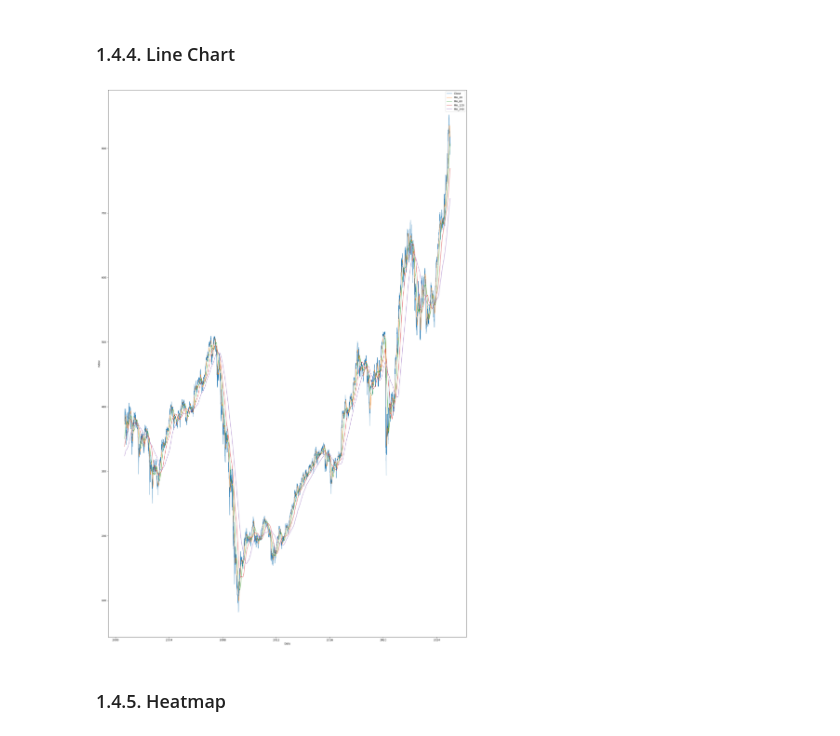
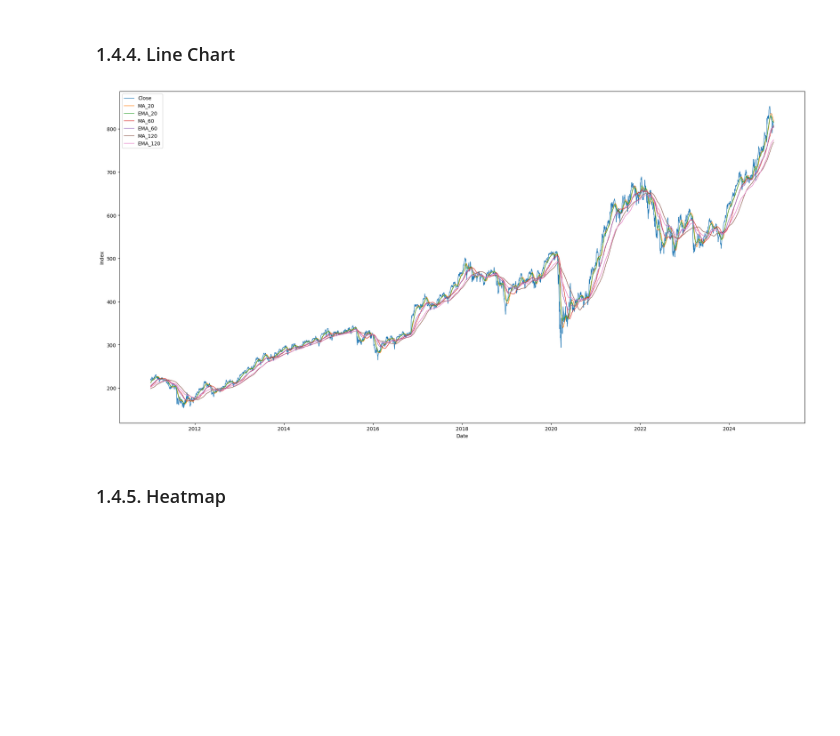
Before and after one commit to VictorNguyenLPN/sp500-dav, a Jupyter notebook: notebook_qhuy.ipynb, the cells around one changed output. Saved outputs shown, nothing was run; the diff lists cells and outputs as text; code cells hidden in the pictures; blank space fills up the shorter version.

```diff
--- a/notebook_qhuy.ipynb
+++ b/notebook_qhuy.ipynb
@@ -26,18 +33,25 @@ yeu to anh huong:
 # %%
+import os
+import re
+import numpy as np
 import pandas as pd
-import os
-import matplotlib.pyplot as plt
 import seaborn as sns
 import yfinance as yf
-import numpy as np
+import matplotlib.pyplot as plt
 import plotly.graph_objects as go
+
 from plotly.subplots import make_subplots
-import re
+from dotenv import load_dotenv
+from alpha_vantage.timeseries import TimeSeries
+from statsmodels.stats.outliers_influence import variance_inflation_factor # type: ignore
 
 np.random.seed(42)
 pd.set_option("display.max_columns", None)
 
 FIG_DIR = "fig"
+
+load_dotenv()
+ALPHA_VANTAGE_API_KEY = os.getenv("ALPHA_VANTAGE_API_KEY")
 # %% [markdown]
 ## 0.2. Data Loading
 # %%
@@ -102,12 +140,12 @@ delta = aug_data['Close'].diff()
 abs_diff = delta.abs()
 
 # MA, EMA
-for w in [20, 60, 120, 240]:
+for w in [20, 60, 120]:
     aug_data[f'MA_{w}'] = aug_data['Close'].rolling(window=w).mean()
     aug_data[f'EMA_{w}'] = aug_data['Close'].ewm(span=w, adjust=False).mean()
 
 # MAE
-for w in [5, 20, 60, 120]:
+for w in [5, 20]:
     aug_data[f'MAE_{w}'] = abs_diff.rolling(window=w).mean()
 
 
@@ -338,5 +407,8 @@ Histogram is the basic chart to identify the distribution of data.
 # %%
-cols = ["Close", "Volume"]
+cols = ['Close', 'Volume', 'VIX', 'US10Y', 'DXY',
+       'OIL', 'GOLD', 'MA_20', 'EMA_20', 'MA_60', 'EMA_60', 'MA_120',
+       'EMA_120', 'MAE_5', 'MAE_20', 'MACD', 'MACD_long', 'Signal',
+       'Signal_long', 'RSI', 'RSI_7', 'RSI_14', 'RSI_28']
 
 for col in cols:
     plt.figure(figsize=(6,4))
@@ -356,25 +439,22 @@ for col in cols:
 # %% [markdown]
 ### 1.4.4. Line Chart
 # %%
-plt.figure(figsize=(20,30))
-plt.plot(data["Date"], data["Close"], label="Close", linewidth=1)
+plt.figure(figsize=(20,10))
 
-for w in [20, 60, 120, 240]:
-    plt.plot(data["Date"], data[f"MA_{w}"], label=f"MA_{w}", linewidth=1)
+for col in ['Close', 'MA_20', 'EMA_20', 'MA_60', 'EMA_60', 'MA_120', 'EMA_120']:
+    plt.plot(data["Date"], data[col], label=f"{col}", linewidth=1)
 
 plt.xlabel("Date")
 plt.ylabel("Index")
 plt.legend()
 # plt.grid(True)
 plt.tight_layout()
 plt.show()
 line_path = os.path.join(FIG_DIR, "line_trend.png")
 plt.savefig(line_path, dpi=150)
 plt.close()
-
-# Moving Average
 # %% [output]
-[figure, old version]
+[figure, new version]
 # %% [markdown]
 ### 1.4.5. Heatmap
 # %%
```
Also changed, not shown: parts of 19 cells of this notebook, 26 other files.
